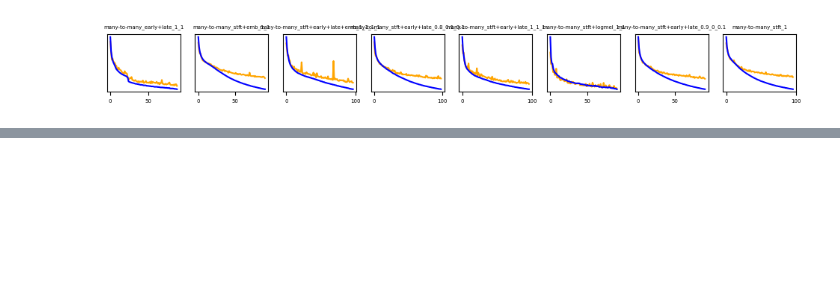
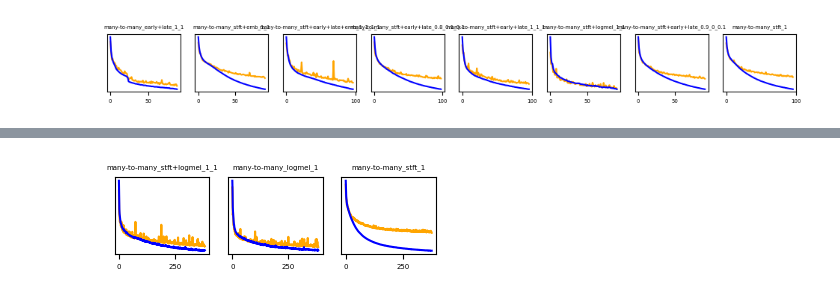
Before and after one commit to joaluba/reverb-match-cond-u-net, a Jupyter notebook: notebooks/exp_log.ipynb, the cells around one changed output, grey strips where cells are left out. Drawn from its saved outputs; the diff is of its cells as text; code cells hidden in the pictures; blank space fills up the shorter version.

```diff
--- a/notebooks/exp_log.ipynb
+++ b/notebooks/exp_log.ipynb
@@ -278,0 +333,4 @@ plot_losses(datapath,"runs-exp-20-03-2024","best")
+# %%
+plot_losses(datapath,"runs-exp-28-03-2024","best")
+# %% [output]
+[figure, added]
```
Also changed, not shown: parts of 5 cells of this notebook, 6 other files.
